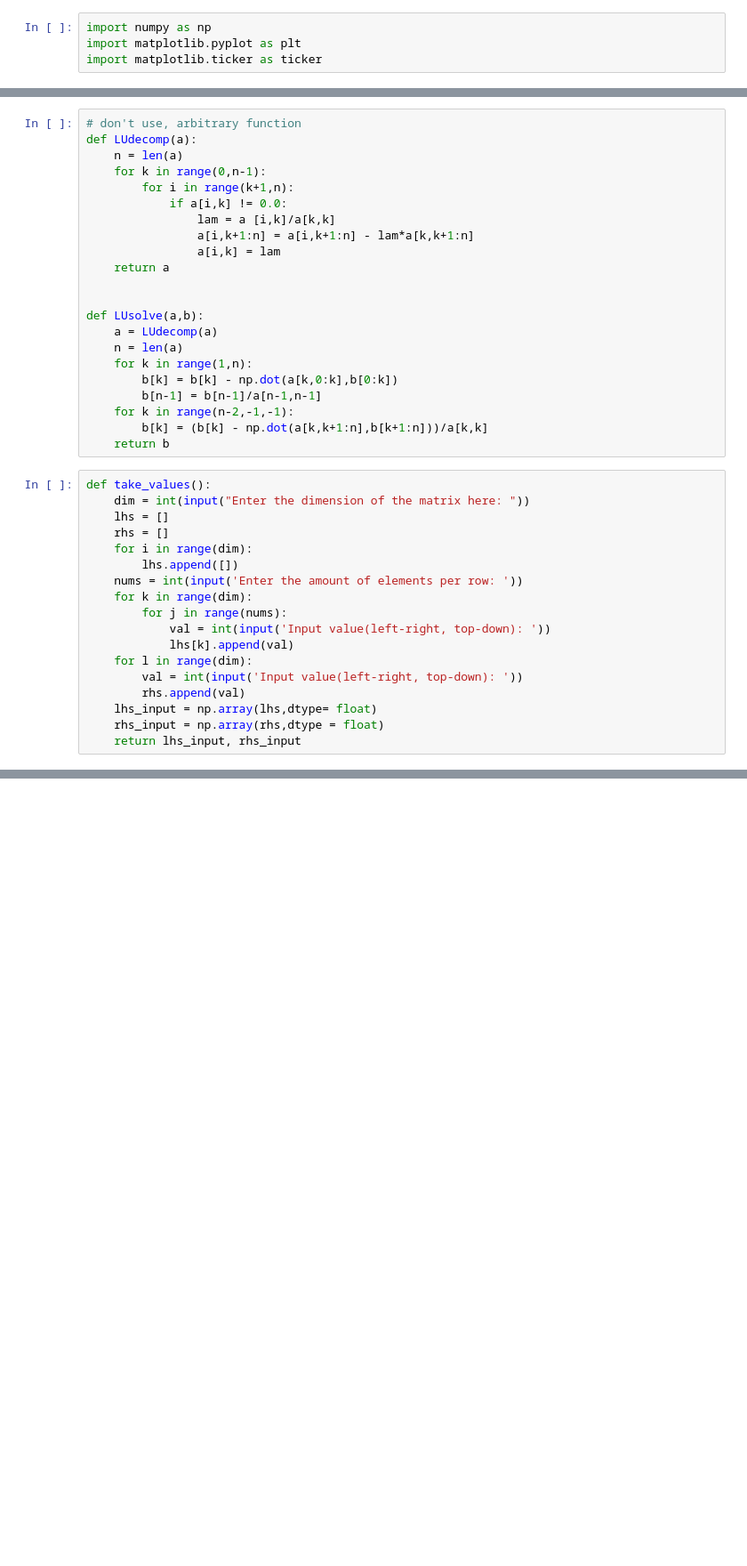
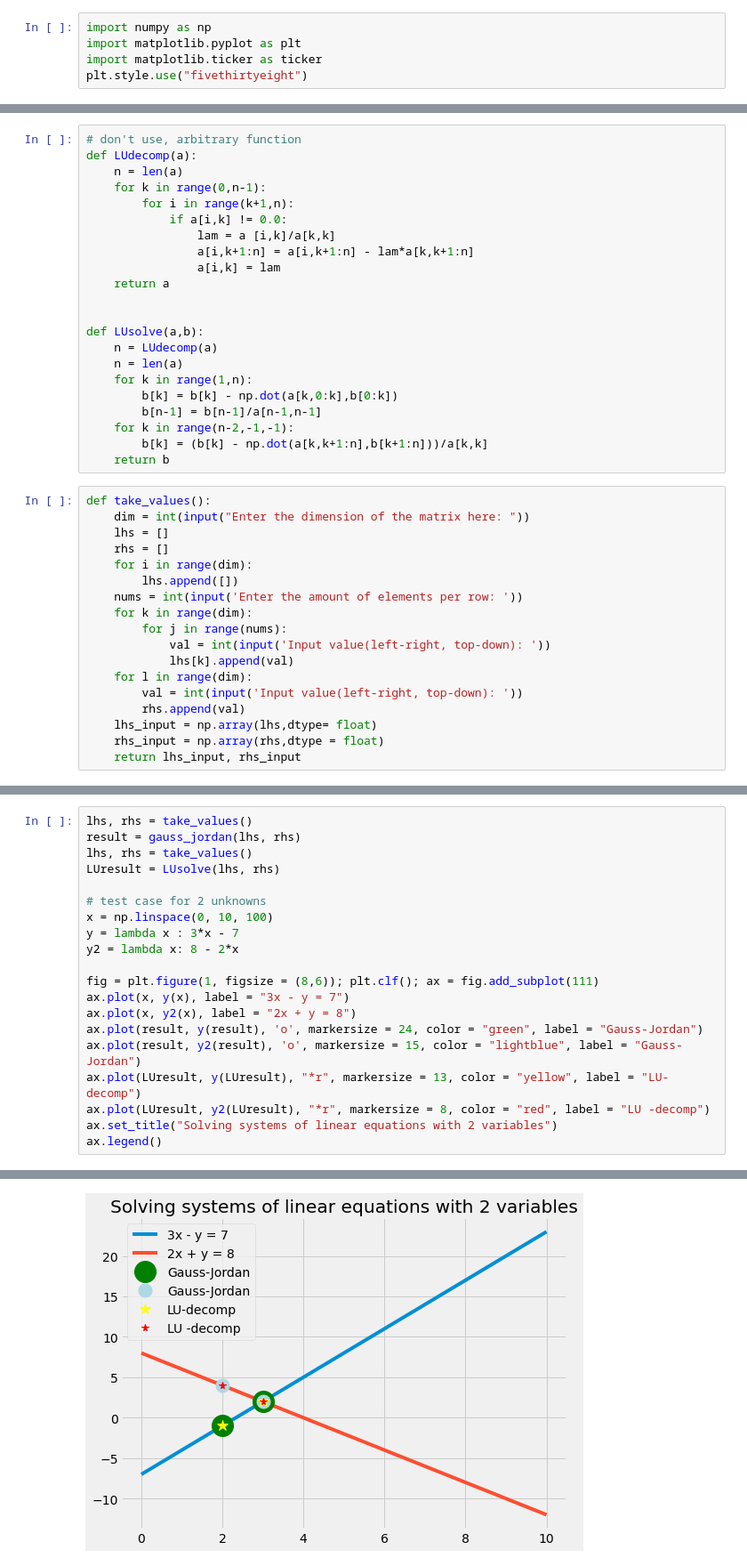
Before and after one commit to EdwardMatthew/Gauss-Jordan-Elimination, a Jupyter notebook: Final Project code cleanup.ipynb, the cells around one changed output, grey strips where cells are left out. Shown: that part at 89% size. Saved outputs shown, nothing was run; the diff lists cells and outputs as text; blank space fills up the shorter version.

Commit message:
Updated code and added plot

```diff
--- a/Final Project code cleanup.ipynb
+++ b/Final Project code cleanup.ipynb
@@ -2,6 +2,7 @@
 import numpy as np
 import matplotlib.pyplot as plt
 import matplotlib.ticker as ticker
+plt.style.use("fivethirtyeight")
 # %%
 def gauss_jordan(a, b):
     n = len(b)
@@ -34,7 +35,7 @@ def LUdecomp(a):
 
 
 def LUsolve(a,b):
-    a = LUdecomp(a)
+    n = LUdecomp(a)
     n = len(a)
     for k in range(1,n):
         b[k] = b[k] - np.dot(a[k,0:k],b[0:k])
@@ -90,0 +107,21 @@ Enter here: 2
+# %%
+lhs, rhs = take_values()
+result = gauss_jordan(lhs, rhs)
+lhs, rhs = take_values()
+LUresult = LUsolve(lhs, rhs)
+
+# test case for 2 unknowns
+x = np.linspace(0, 10, 100)
+y = lambda x : 3*x - 7
+y2 = lambda x: 8 - 2*x
+
+fig = plt.figure(1, figsize = (8,6)); plt.clf(); ax = fig.add_subplot(111)
+ax.plot(x, y(x), label = "3x - y = 7")
+ax.plot(x, y2(x), label = "2x + y = 8")
+ax.plot(result, y(result), 'o', markersize = 24, color = "green", label = "Gauss-Jordan")
+ax.plot(result, y2(result), 'o', markersize = 15, color = "lightblue", label = "Gauss-Jordan")
+ax.plot(LUresult, y(LUresult), "*r", markersize = 13, color = "yellow", label = "LU-decomp")
+ax.plot(LUresult, y2(LUresult), "*r", markersize = 8, color = "red", label = "LU -decomp")
+ax.set_title("Solving systems of linear equations with 2 variables")
+ax.legend()
+# %% [output]
@@ -90,0 +145 @@ Enter here: 2
+[figure, added]
```
Also changed, not shown: parts of 6 cells of this notebook.
